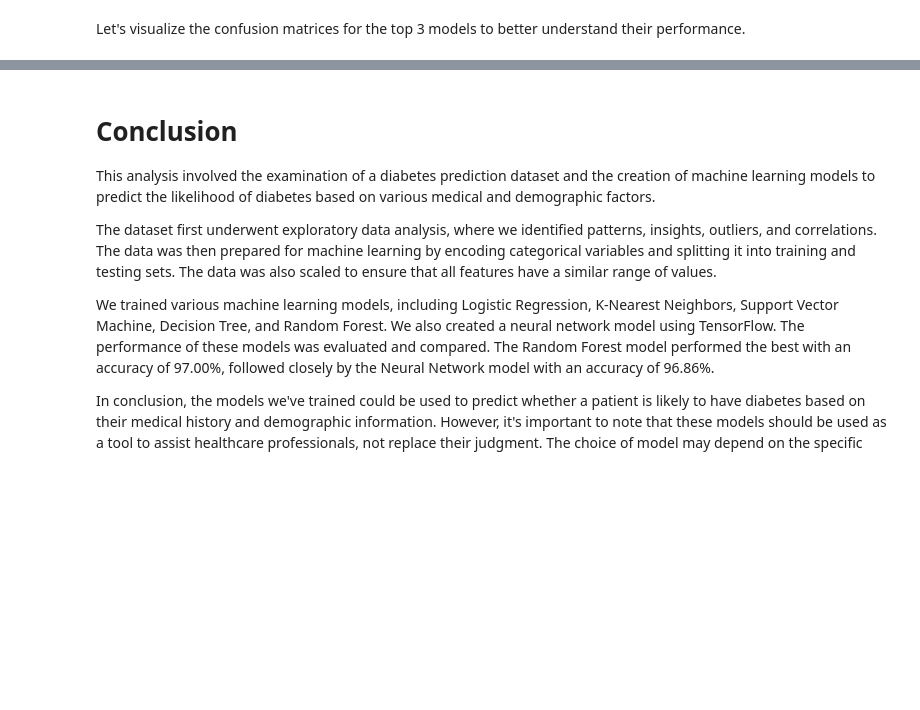
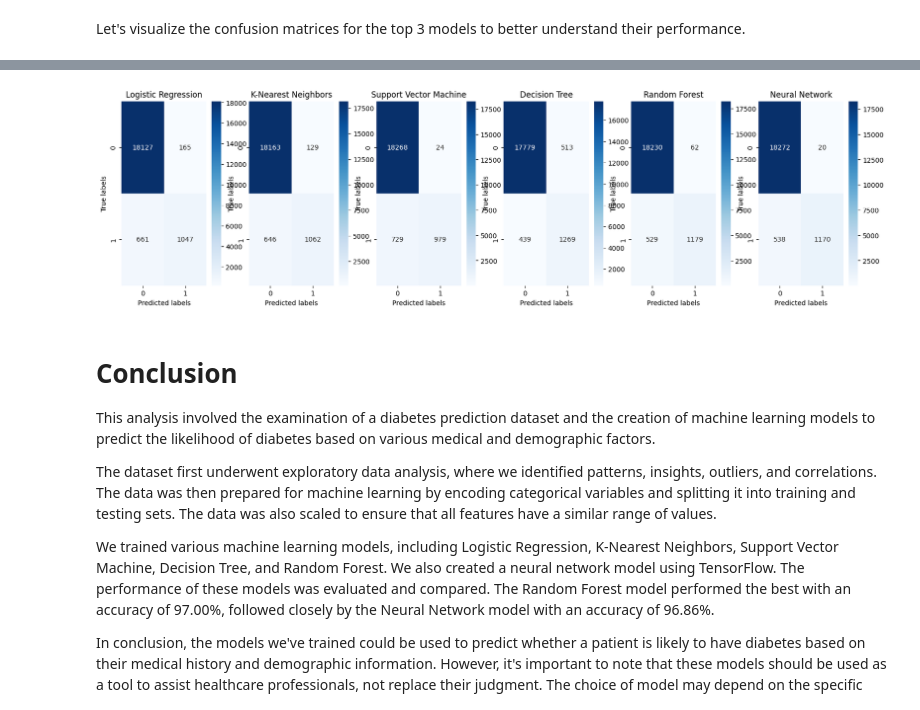
Before and after one commit to HAlex94/Projects, a Jupyter notebook: Diabetes_Predictor/Diabetes_Prediction_Analysis.ipynb, the cells around one changed output, grey strips where cells are left out. Cells and saved outputs as stored; diff of their text form; code cells hidden in the pictures; blank space fills up the shorter version.

```diff
--- a/Diabetes_Predictor/Diabetes_Prediction_Analysis.ipynb
+++ b/Diabetes_Predictor/Diabetes_Prediction_Analysis.ipynb
@@ -133,19 +207,31 @@ for i in range(len(top_models)):
 
 Let's visualize the confusion matrices for the top 3 models to better understand their performance.
 # %%
-from sklearn.metrics import plot_confusion_matrix
+import seaborn as sns
+from sklearn.metrics import confusion_matrix
 
-# Plot confusion matrices for the top models
-fig, axs = plt.subplots(1, 3, figsize=(20, 5))
+def plot_seaborn_cm(ax, model, X_test, y_test, title):
+    # Predict the values using the model
+    if title == 'Neural Network':
+        predictions = (model.predict(X_test) > 0.5).astype(int).flatten()
+    else:
+        predictions = model.predict(X_test)
 
-for i, model in enumerate(top_models[:-1]):  # Exclude the Neural Network model for now
-    plot_confusion_matrix(model, X_test, y_test, ax=axs[i], cmap='Blues')
-    axs[i].set_title(top_model_names[i])
+    # Compute the confusion matrix
+    cm = confusion_matrix(y_test, predictions)
 
-# For the Neural Network model, we need to use a different method to plot the confusion matrix
-y_pred_nn = np.round(top_models[-1].predict(X_test))
-cm_nn = confusion_matrix(y_test, y_pred_nn)
-sns.heatmap(cm_nn, annot=True, fmt='d', cmap='Blues', ax=axs[-1])
-axs[-1].set_title(top_model_names[-1])
-axs[-1].set_xlabel('Predicted label')
-axs[-1].set_ylabel('True label')
+    # Plot the confusion matrix using seaborn
+    sns.heatmap(cm, annot=True, fmt='d', cmap='Blues', ax=ax)
+    ax.set_title(title)
+    ax.set_xlabel('Predicted labels')
+    ax.set_ylabel('True labels')
+
+# List of models and their names
+models = [log_reg, knn, svm, dt, rf, model]
+model_names = ['Logistic Regression', 'K-Nearest Neighbors', 'Support Vector Machine', 'Decision Tree', 'Random Forest', 'Neural Network']
+
+# Plotting
+fig, axs = plt.subplots(1, len(models), figsize=(20, 5))
+for i, model_instance in enumerate(models):
+    plot_seaborn_cm(axs[i], model_instance, X_test, y_test, model_names[i])
+# %% [output]
@@ -152,3 +239,4 @@ axs[-1].set_ylabel('True label')
+[figure, added]
 # %% [markdown]
 # Conclusion
 
```
Also changed, not shown: parts of 10 cells of this notebook.
